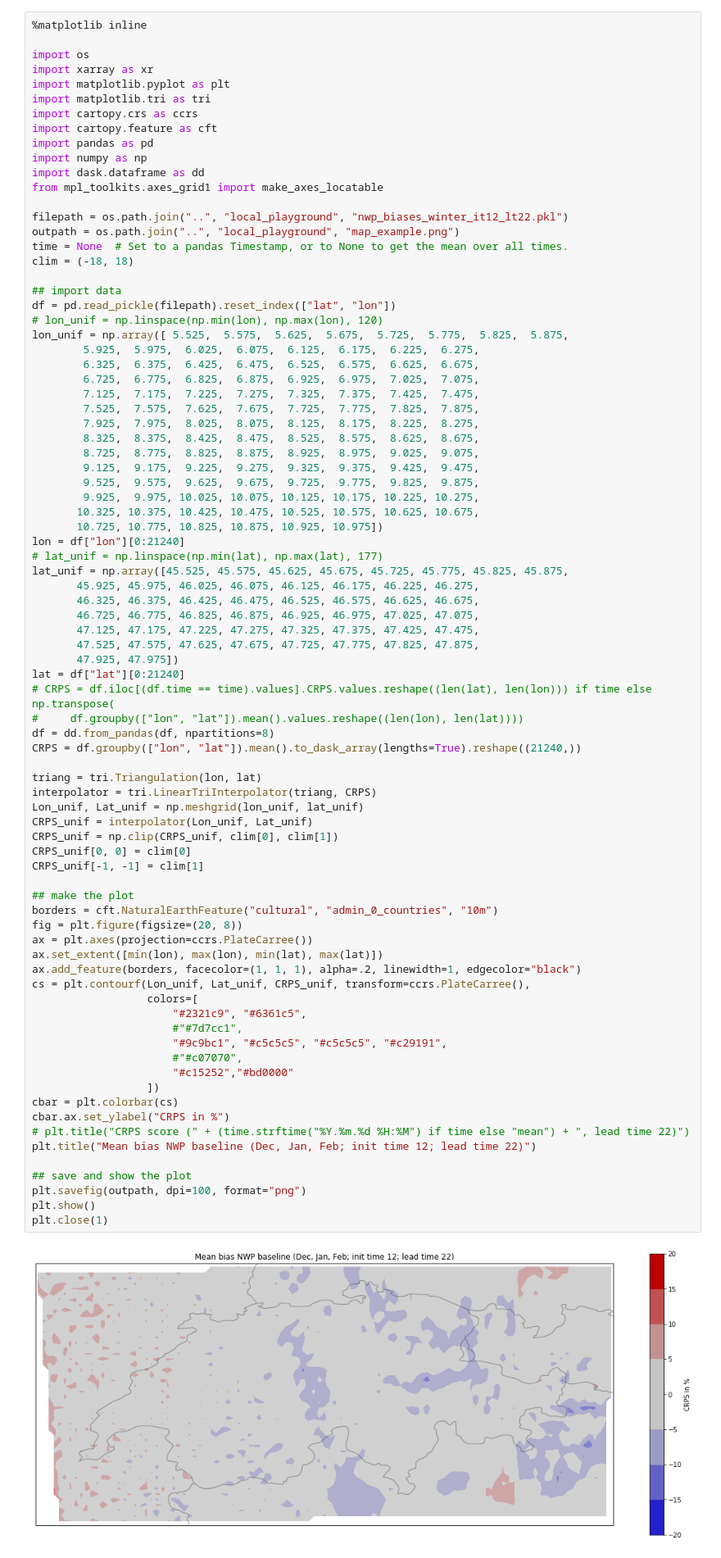
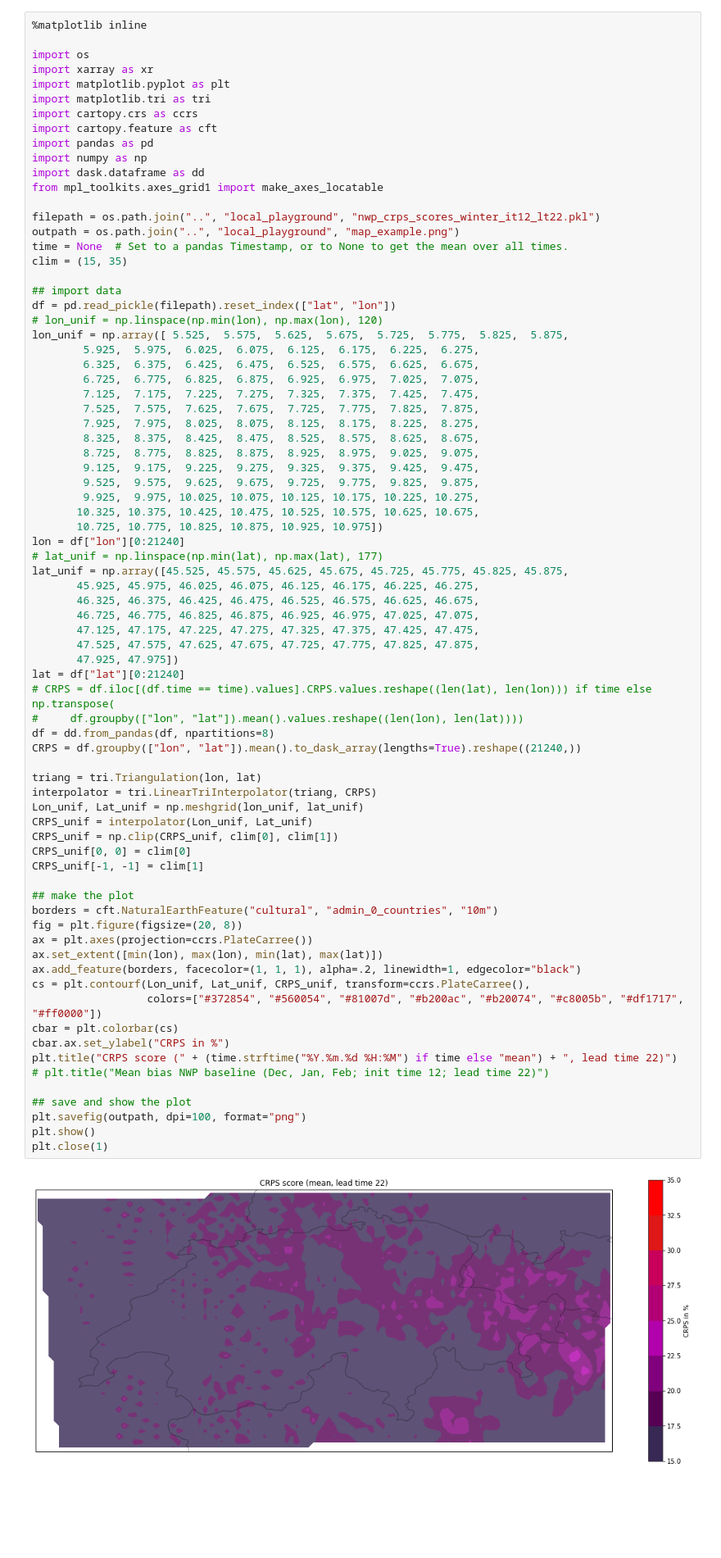
Before and after one commit to ferraric/CloudCoveragePrediction, a Jupyter notebook: src/scripts/map_plot.ipynb, the cells around one changed output. Shown at 82% size. Saved outputs shown, nothing was run; the diff lists cells and outputs as text; blank space fills up the shorter version.

```diff
--- a/src/scripts/map_plot.ipynb
+++ b/src/scripts/map_plot.ipynb
@@ -73,10 +151,10 @@ import numpy as np
 import dask.dataframe as dd
 from mpl_toolkits.axes_grid1 import make_axes_locatable
 
-filepath = os.path.join("..", "local_playground", "nwp_biases_winter_it12_lt22.pkl")
+filepath = os.path.join("..", "local_playground", "nwp_crps_scores_winter_it12_lt22.pkl")
 outpath = os.path.join("..", "local_playground", "map_example.png")
 time = None  # Set to a pandas Timestamp, or to None to get the mean over all times.
-clim = (-18, 18)
+clim = (15, 35)
 
 ## import data
 df = pd.read_pickle(filepath).reset_index(["lat", "lon"])
@@ -106,43 +184,37 @@ lat_unif = np.array([45.525, 45.575, 45.625, 45.675, 45.725, 45.775, 45.825, 45.
        47.925, 47.975])
 lat = df["lat"][0:21240]
 # CRPS = df.iloc[(df.time == time).values].CRPS.values.reshape((len(lat), len(lon))) if time else np.transpose(
 #     df.groupby(["lon", "lat"]).mean().values.reshape((len(lon), len(lat))))
 df = dd.from_pandas(df, npartitions=8)
 CRPS = df.groupby(["lon", "lat"]).mean().to_dask_array(lengths=True).reshape((21240,))
 
 triang = tri.Triangulation(lon, lat)
 interpolator = tri.LinearTriInterpolator(triang, CRPS)
 Lon_unif, Lat_unif = np.meshgrid(lon_unif, lat_unif)
 CRPS_unif = interpolator(Lon_unif, Lat_unif)
 CRPS_unif = np.clip(CRPS_unif, clim[0], clim[1])
 CRPS_unif[0, 0] = clim[0]
 CRPS_unif[-1, -1] = clim[1]
 
 ## make the plot
 borders = cft.NaturalEarthFeature("cultural", "admin_0_countries", "10m")
 fig = plt.figure(figsize=(20, 8))
 ax = plt.axes(projection=ccrs.PlateCarree())
 ax.set_extent([min(lon), max(lon), min(lat), max(lat)])
 ax.add_feature(borders, facecolor=(1, 1, 1), alpha=.2, linewidth=1, edgecolor="black")
 cs = plt.contourf(Lon_unif, Lat_unif, CRPS_unif, transform=ccrs.PlateCarree(),
-                  colors=[
-                      "#2321c9", "#6361c5",
-                      #"#7d7cc1",
-                      "#9c9bc1", "#c5c5c5", "#c5c5c5", "#c29191",
-                      #"#c07070",
-                      "#c15252","#bd0000"
-                  ])
+                  colors=["#372854", "#560054", "#81007d", "#b200ac", "#b20074", "#c8005b", "#df1717", "#ff0000"])
 cbar = plt.colorbar(cs)
 cbar.ax.set_ylabel("CRPS in %")
-# plt.title("CRPS score (" + (time.strftime("%Y.%m.%d %H:%M") if time else "mean") + ", lead time 22)")
-plt.title("Mean bias NWP baseline (Dec, Jan, Feb; init time 12; lead time 22)")
+plt.title("CRPS score (" + (time.strftime("%Y.%m.%d %H:%M") if time else "mean") + ", lead time 22)")
+# plt.title("Mean bias NWP baseline (Dec, Jan, Feb; init time 12; lead time 22)")
 
 ## save and show the plot
 plt.savefig(outpath, dpi=100, format="png")
 plt.show()
 plt.close(1)
 # %% [output]
-[figure, old version]
+[figure, new version]
 # %%
 %matplotlib notebook
 import os
```
Also changed, not shown: parts of 4 cells of this notebook.
